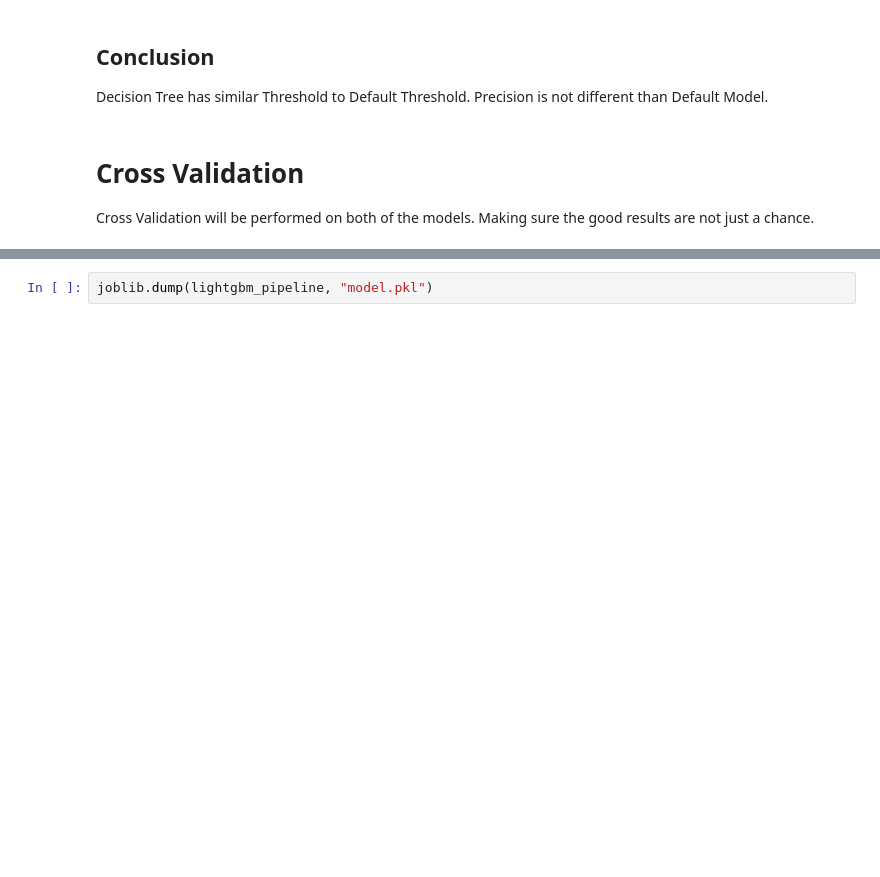
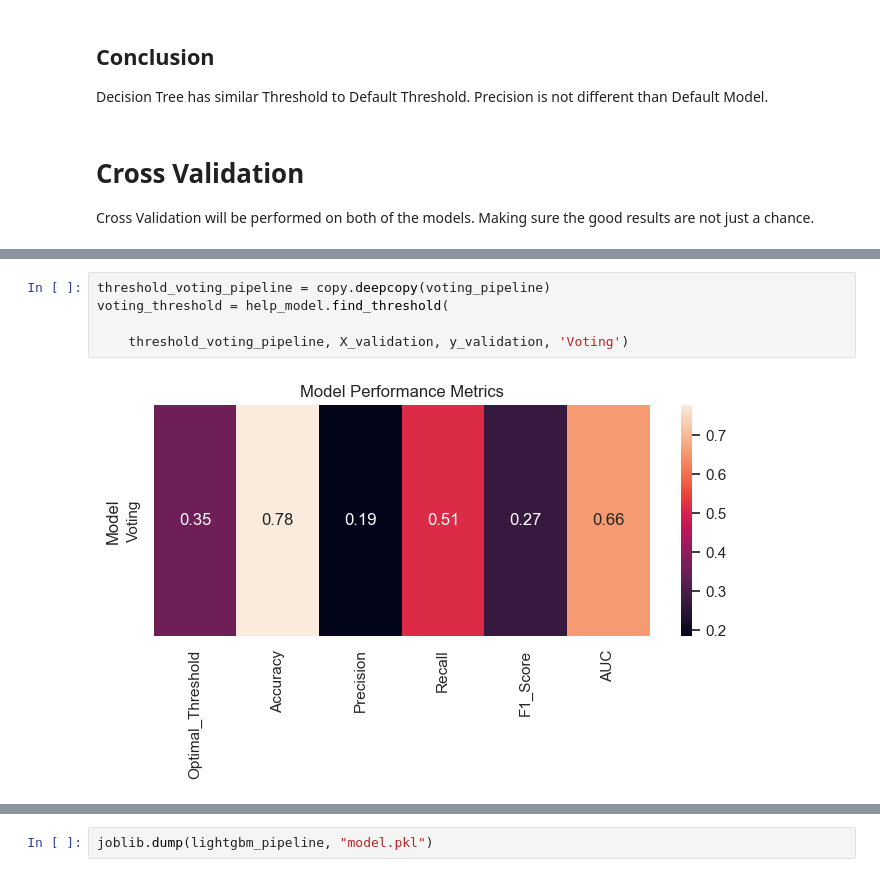
Before and after one commit to gkukse/Home-Credit-Default-Risk, a Jupyter notebook: 6_Model.ipynb, the cells around one changed output, grey strips where cells are left out. Cells and saved outputs as stored; diff of their text form; blank space fills up the shorter version.

```diff
--- a/6_Model.ipynb
+++ b/6_Model.ipynb
@@ -462,0 +503,7 @@ thresholds = {
+# %%
+threshold_voting_pipeline = copy.deepcopy(voting_pipeline)
+voting_threshold = help_model.find_threshold(
+
+    threshold_voting_pipeline, X_validation, y_validation, 'Voting')
+# %% [output]
+[figure, added]
```
Also changed, not shown: parts of 11 cells of this notebook, 14 other files.
